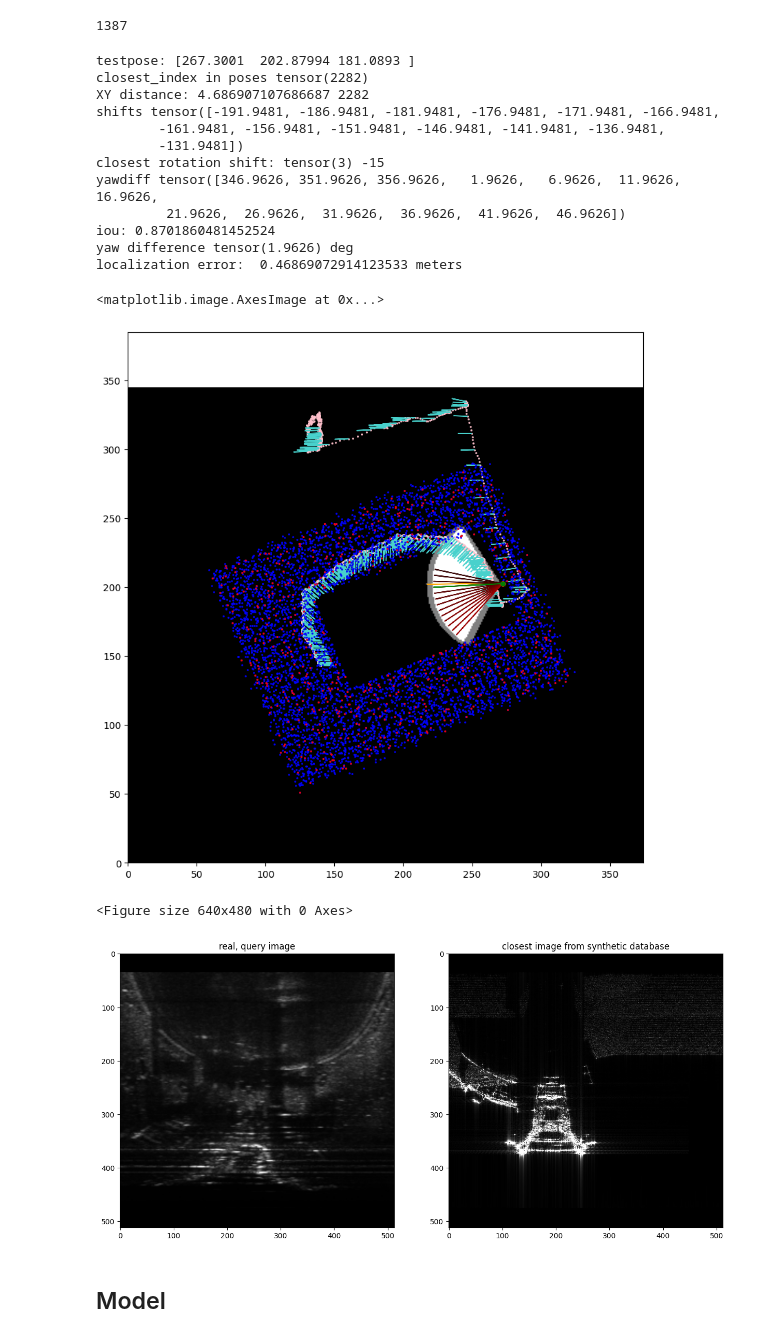
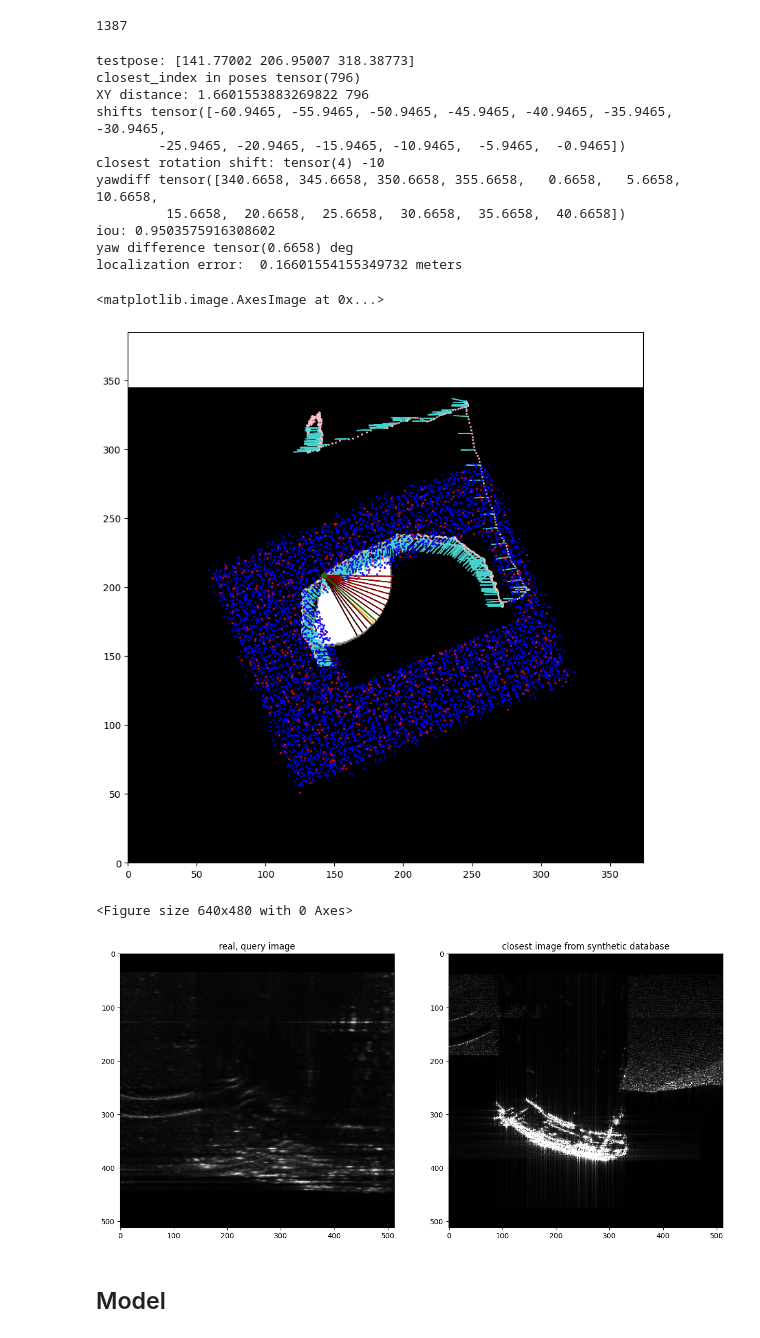
Before and after one commit to Bender97/SonarDescriptor-DF, a Jupyter notebook: SonarDescriptor_method-Copy1.ipynb, the cells around one changed output. Saved outputs shown, nothing was run; the diff lists cells and outputs as text; code cells hidden in the pictures.

```diff
--- a/SonarDescriptor_method-Copy1.ipynb
+++ b/SonarDescriptor_method-Copy1.ipynb
@@ -632,7 +632,7 @@ train_data.apply_random_rot = False
 realidx = 1062
 realidx = 1379
 realidx = 1387
-realidx = np.random.randint(len(real_data), size=1)[0]
+realidx = random.randint(200, 500) #len(real_data))
 q_x, q_y, q_Y_deg = q_pose = real_data.poses[realidx]
 
 ### apply yaw transformation and draw orientation
@@ -657,47 +657,46 @@ for i in range(base, base+13):
     cont += 0.035
 
 ### pick closest train set data
 train_closest = train_data[gt_pose_idx][2]
 
 x2,y2, Y2, Y2_deg = parse_pose(train_closest)
 scatter_orientation(x2, y2, Y2, "green")
 scatter_point(x2, y2, "green")
 
 ### compute some metrics
 mask3, iou = generate_interference_mask(x2, y2, Y2, Y2_deg, q_x, q_y, q_Y, q_Y_deg) #x2, y2, Y2, Y2_deg)
 print("iou:", iou)
 print("yaw difference", abs(Y2_deg-q_Y_deg), "deg")
 print("localization error: ", np.linalg.norm(train_closest[:2]-q_pose2[:2], ord=2)/10, "meters")
 
 #### draw interference
 plt.imshow(mask3, cmap="gray")
 
 ### show images
 plt.figure()
 
 f, axarr = plt.subplots(1, 2, figsize=(15, 15))
 axarr[0].set_title("real, query image")
 axarr[1].set_title("closest image from synthetic database")
 
 axarr[0].imshow(real_data[realidx][1].numpy()[0, :, :], cmap='gray')
 axarr[1].imshow(train_data[gt_pose_idx][1].numpy()[0, :, :], cmap='gray')
 # %% [output]
-testpose: [267.3001  202.87994 181.0893 ]
-closest_index in poses tensor(2282)
-XY distance: 4.686907107686687 2282
-shifts tensor([-191.9481, -186.9481, -181.9481, -176.9481, -171.9481, -166.9481,
-        -161.9481, -156.9481, -151.9481, -146.9481, -141.9481, -136.9481,
-        -131.9481])
-closest rotation shift: tensor(3) -15
-yawdiff tensor([346.9626, 351.9626, 356.9626,   1.9626,   6.9626,  11.9626,  16.9626,
-         21.9626,  26.9626,  31.9626,  36.9626,  41.9626,  46.9626])
-iou: 0.8701860481452524
-yaw difference tensor(1.9626) deg
-localization error:  0.46869072914123533 meters
+testpose: [141.77002 206.95007 318.38773]
+closest_index in poses tensor(796)
+XY distance: 1.6601553883269822 796
+shifts tensor([-60.9465, -55.9465, -50.9465, -45.9465, -40.9465, -35.9465, -30.9465,
+        -25.9465, -20.9465, -15.9465, -10.9465,  -5.9465,  -0.9465])
+closest rotation shift: tensor(4) -10
+yawdiff tensor([340.6658, 345.6658, 350.6658, 355.6658,   0.6658,   5.6658,  10.6658,
+         15.6658,  20.6658,  25.6658,  30.6658,  35.6658,  40.6658])
+iou: 0.9503575916308602
+yaw difference tensor(0.6658) deg
+localization error:  0.16601554155349732 meters
 <matplotlib.image.AxesImage at 0x...>
-[figure, old version]
+[figure, new version]
 <Figure size 640x480 with 0 Axes>
-[figure, old version]
+[figure, new version]
 # %%
 batch = 8
 train_dataloader = DataLoader(train_data, batch_size=batch, shuffle=True)
```
